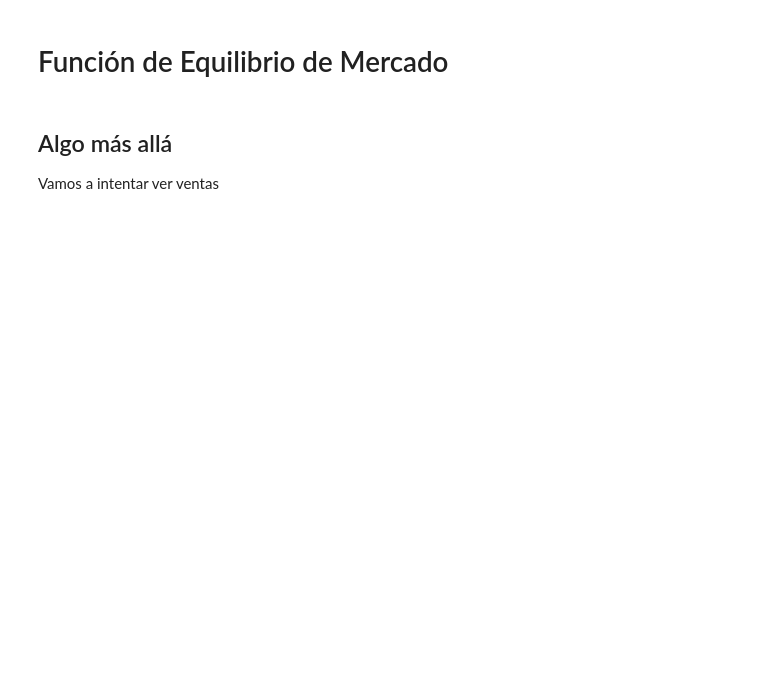
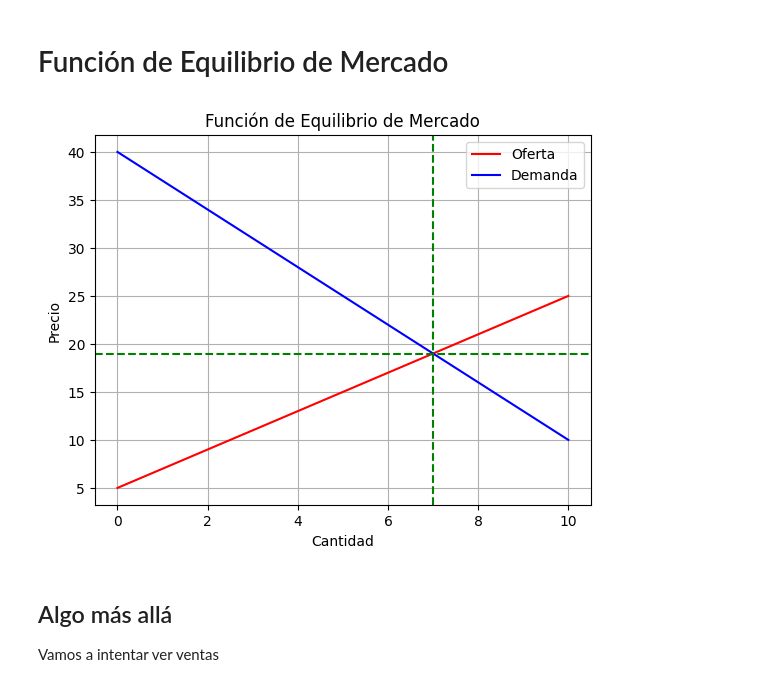
Before and after one commit to Armando1701/UTEC_Phyton_Jorge, a Jupyter notebook: Sesión_4_Ejemplos_+_Datosaurus.ipynb, the cells around one changed output. Drawn from its saved outputs; the diff is of its cells as text; code cells hidden in the pictures; blank space fills up the shorter version.

```diff
--- a/Sesión_4_Ejemplos_+_Datosaurus.ipynb
+++ b/Sesión_4_Ejemplos_+_Datosaurus.ipynb
@@ -48,24 +54,26 @@ plt.show()
 # %%
 import matplotlib.pyplot as plt
 import numpy as np
 
 # Oferta y demanda
 x = np.linspace(0, 10, 100)
 oferta = 2 * x + 5
 demanda = -3 * x + 40
 
-plt.plot(x, oferta, label='Oferta')
-plt.plot(x, demanda, label='Demanda')
+plt.plot(x, oferta, color = "r", label='Oferta')
+plt.plot(x, demanda, color = "b", label='Demanda')
 plt.title('Función de Equilibrio de Mercado')
 plt.xlabel('Cantidad')
 plt.ylabel('Precio')
 
-plt.axvline(5, color='gray', linestyle='--')
-plt.axhline(15, color='gray', linestyle='--')
+plt.axvline(7, color='green', linestyle='--')
+plt.axhline(19, color='green', linestyle='--')
 
 plt.legend()
 plt.grid(True)
 plt.show()
+# %% [output]
+[figure, added]
 # %% [markdown]
 ## Algo más allá
 
```
Also changed, not shown: parts of 11 cells of this notebook.
